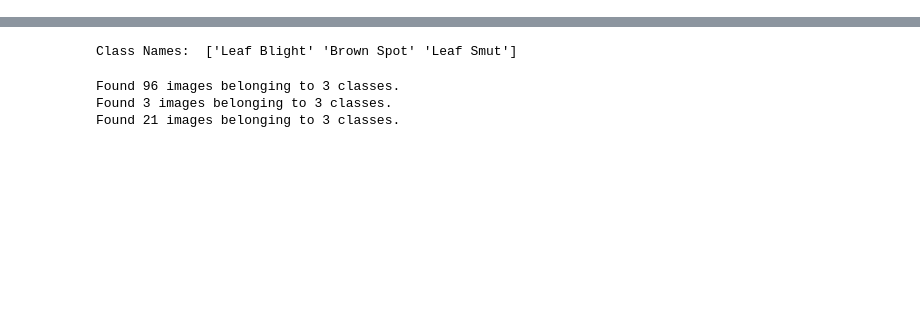
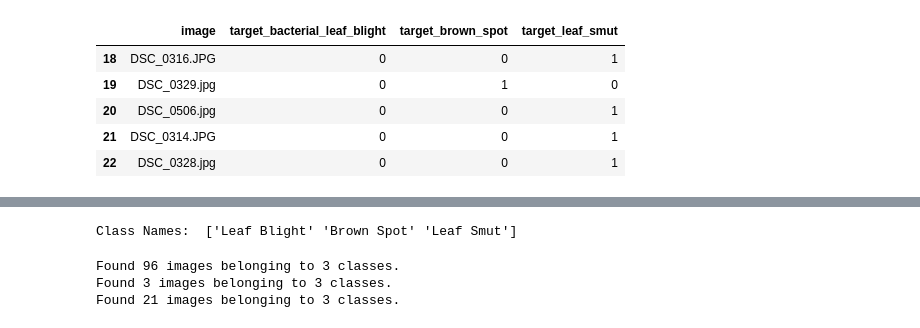
Before and after one commit to raffiainuls/Rice-Leaf-Disease-Classification-CNN, a Jupyter notebook: Splitting&Augmentasi.ipynb, the cells around one changed output, grey strips where cells are left out. Cells and saved outputs as stored; diff of their text form; code cells hidden in the pictures; blank space fills up the shorter version.

```diff
--- a/Splitting&Augmentasi.ipynb
+++ b/Splitting&Augmentasi.ipynb
@@ -38,0 +175,9 @@ with open('/root/.kaggle/kaggle.json', 'w') as file:
+# %%
+df_train.head()
+# %% [output]
+|  | image | target_bacterial_leaf_blight | target_brown_spot | target_leaf_smut |
+| 18 | DSC_0316.JPG | 0 | 0 | 1 |
+| 19 | DSC_0329.jpg | 0 | 1 | 0 |
+| 20 | DSC_0506.jpg | 0 | 0 | 1 |
+| 21 | DSC_0314.JPG | 0 | 0 | 1 |
+| 22 | DSC_0328.jpg | 0 | 0 | 1 |
```
Also changed, not shown: parts of 26 cells of this notebook.
